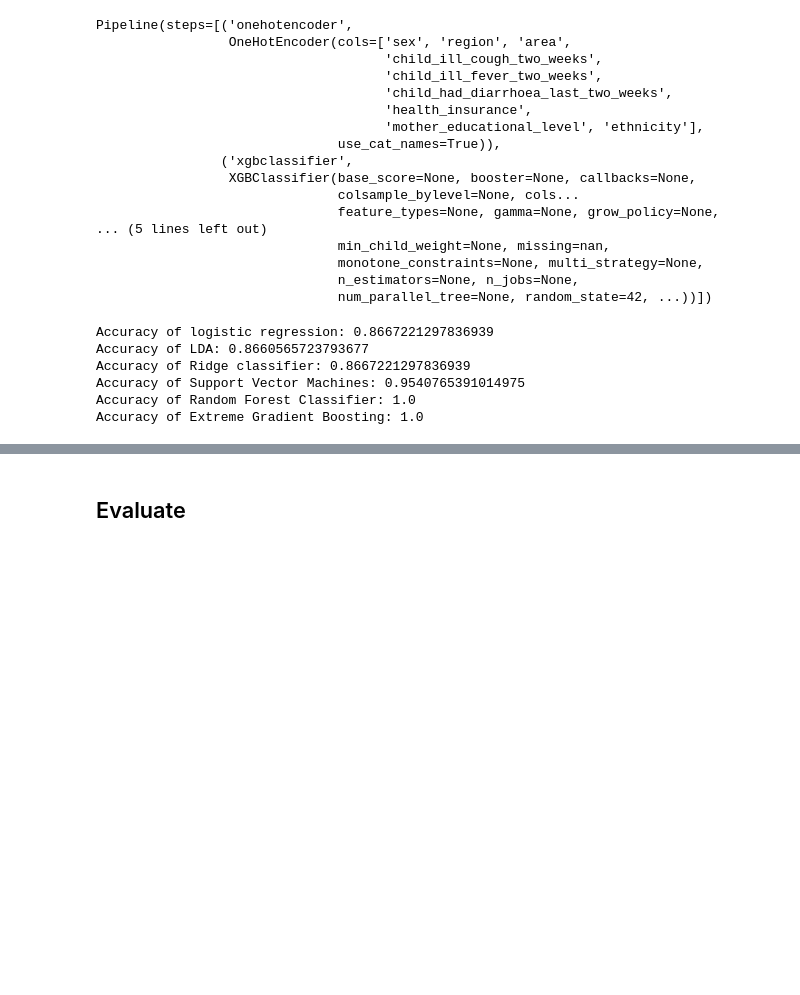
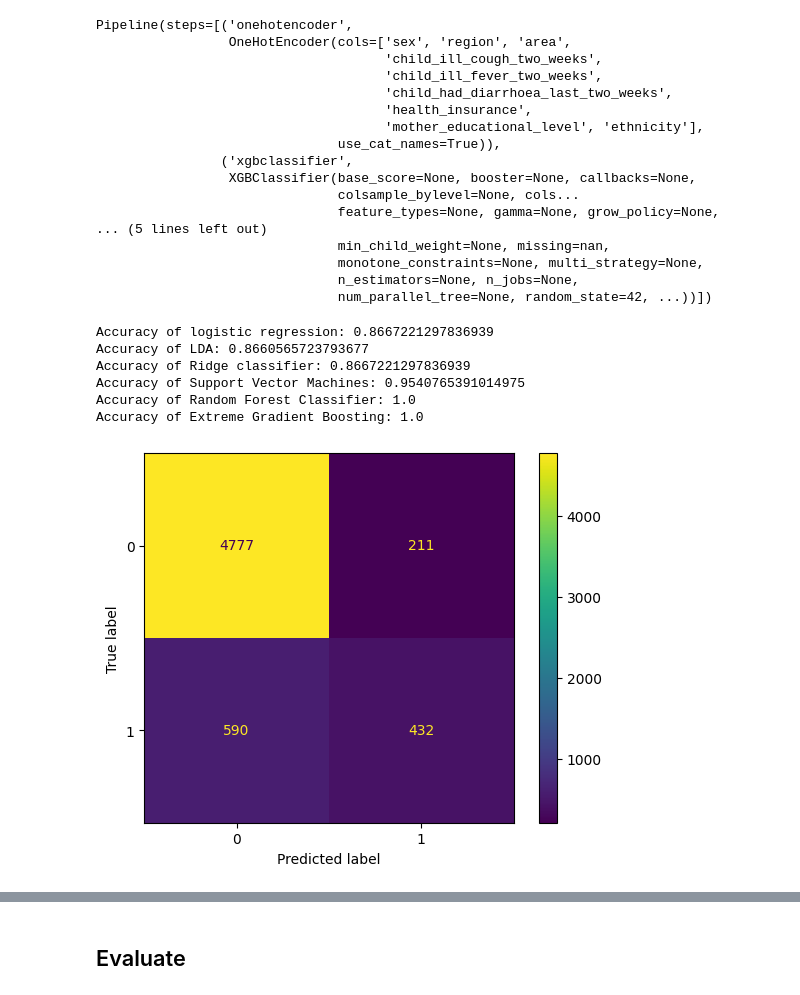
Before and after one commit to KomlaRD/machine_learning_dhs, a Jupyter notebook: ml_undernutrition.ipynb, the cells around one changed output, grey strips where cells are left out. Drawn from its saved outputs; the diff is of its cells as text; code cells hidden in the pictures; blank space fills up the shorter version.

Commit message:
Evaluate models using confusion matrix

```diff
--- a/ml_undernutrition.ipynb
+++ b/ml_undernutrition.ipynb
@@ -360,3 +360,12 @@ Accuracy of Ridge classifier: 0.8667221297836939
 Accuracy of Support Vector Machines: 0.9540765391014975
 Accuracy of Random Forest Classifier: 1.0
 Accuracy of Extreme Gradient Boosting: 1.0
+# %%
+## Confusion Matrix
+
+## Logistic Regression
+cm_lr = confusion_matrix(y_train_s, y_train_pred_lr)
+disp = ConfusionMatrixDisplay(confusion_matrix=cm_lr)
+disp.plot();
+# %% [output]
+[figure, added]
```
Also changed, not shown: parts of 6 cells of this notebook.
